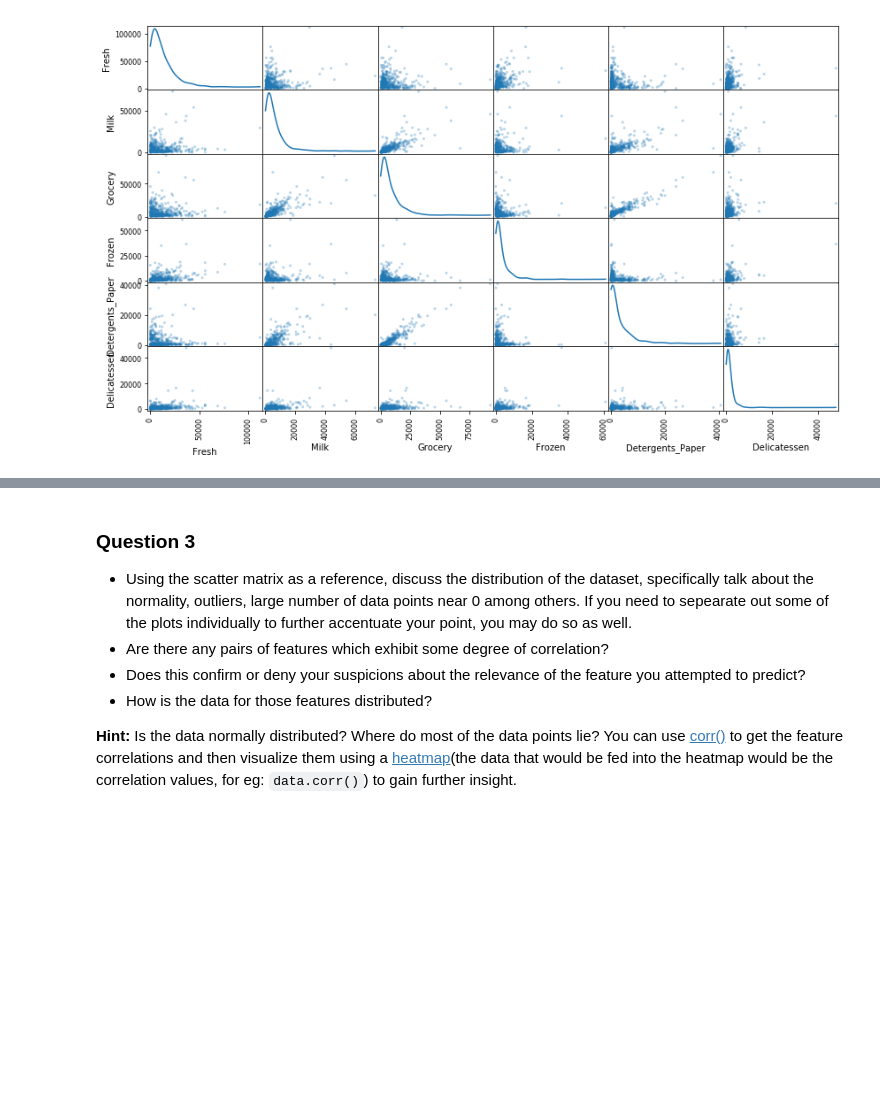
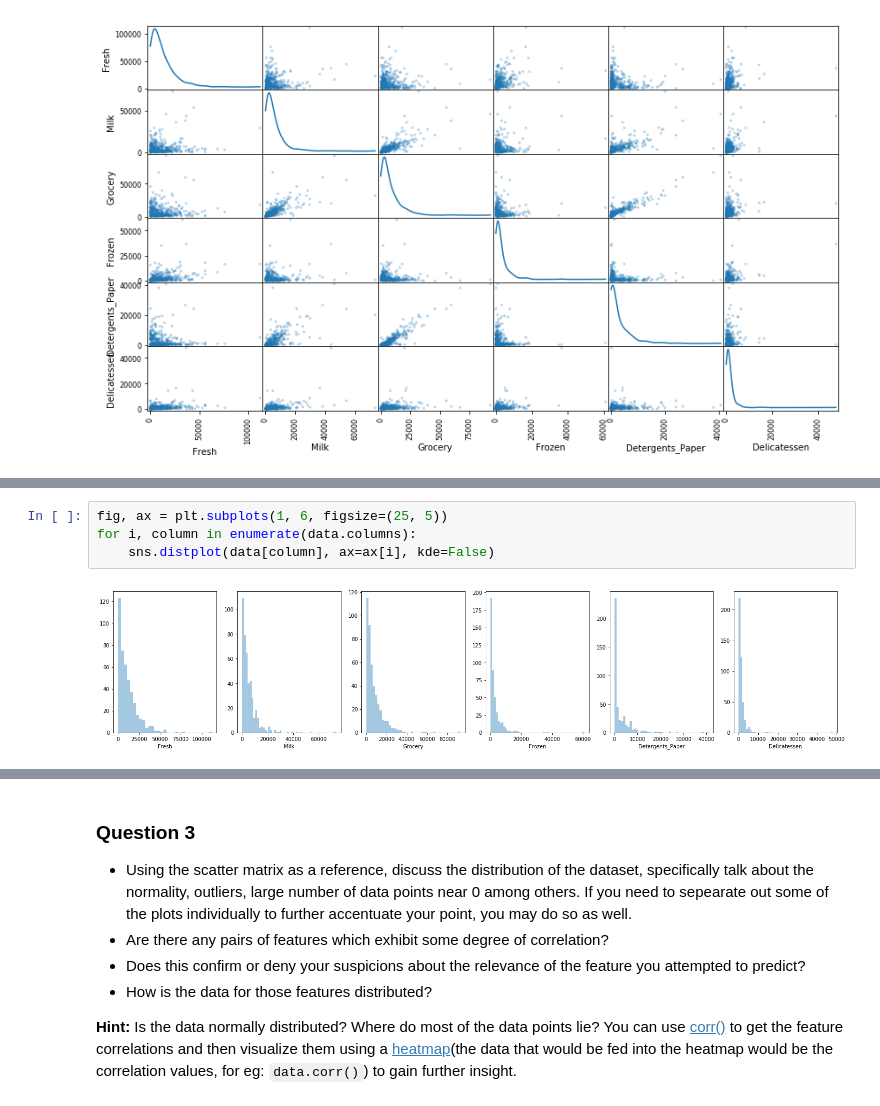
Before and after one commit to samiriff/MLND-customer-segments, a Jupyter notebook: customer_segments.ipynb, the cells around one changed output, grey strips where cells are left out. Saved outputs shown, nothing was run; the diff lists cells and outputs as text; blank space fills up the shorter version.

```diff
--- a/customer_segments.ipynb
+++ b/customer_segments.ipynb
@@ -248,0 +270,6 @@ pd.plotting.scatter_matrix(data, alpha = 0.3, figsize = (14,8), diagonal = 'kde'
+# %%
+fig, ax = plt.subplots(1, 6, figsize=(25, 5))
+for i, column in enumerate(data.columns):
+    sns.distplot(data[column], ax=ax[i], kde=False)
+# %% [output]
+[figure, added]
```
Also changed, not shown: parts of 7 cells of this notebook.
